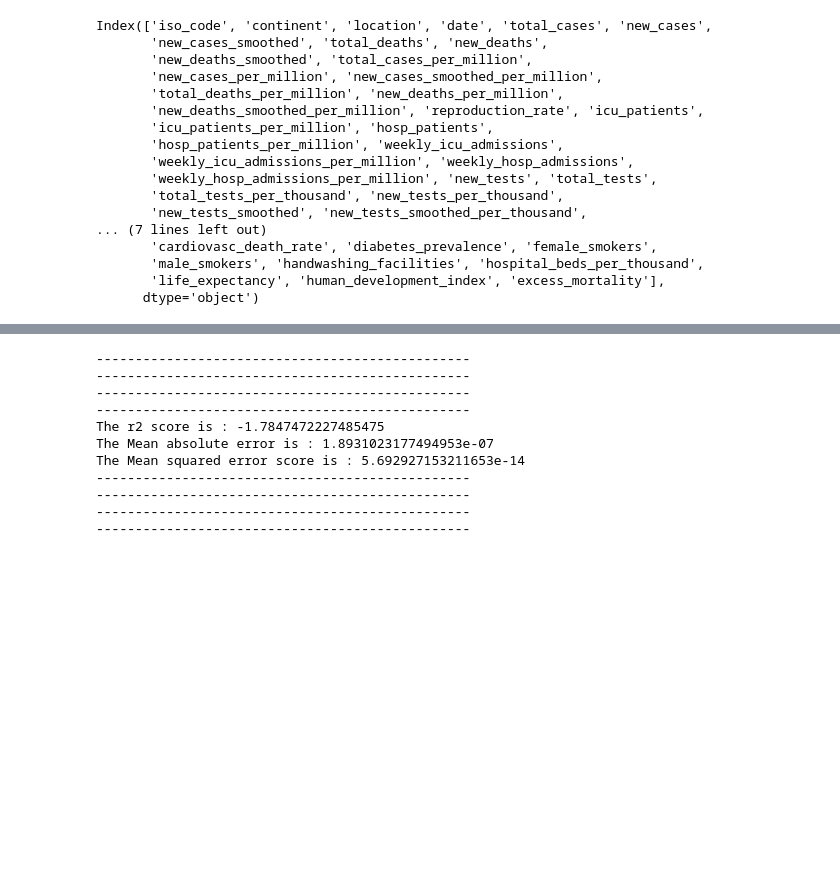
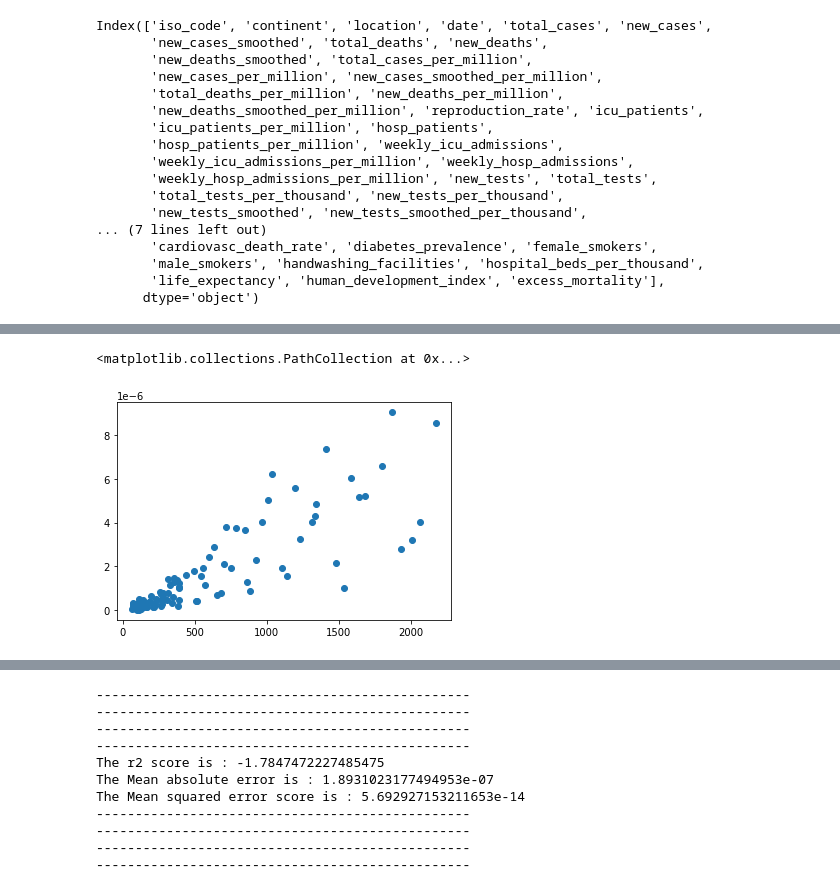
Before and after one commit to abhishek111222/Data-Science-Project, a Jupyter notebook: week6.ipynb, the cells around one changed output, grey strips where cells are left out. Drawn from its saved outputs; the diff is of its cells as text; code cells hidden in the pictures; blank space fills up the shorter version.

Commit message:
Week 6, with some scatter plots

```diff
--- a/week6.ipynb
+++ b/week6.ipynb
@@ -166,0 +168,5 @@ dataset_UK.set_index(["date"], inplace = True)
+# %%
+plt.scatter(x = dataset_UK["icu_patients"][ : 100], y = dataset_UK["Mortality_Rate"][7 : 107])
+# %% [output]
+<matplotlib.collections.PathCollection at 0x...>
+[figure, added]
```
Also changed, not shown: parts of 25 cells of this notebook.
